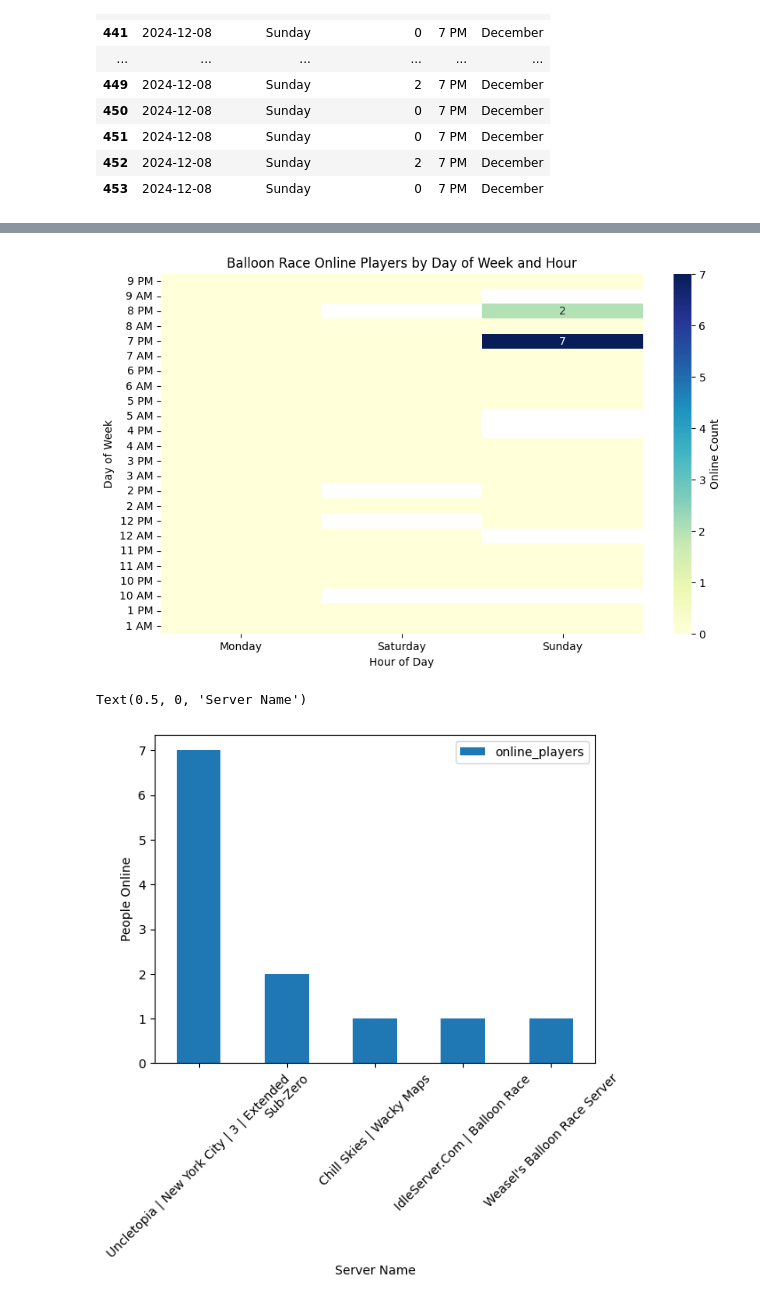
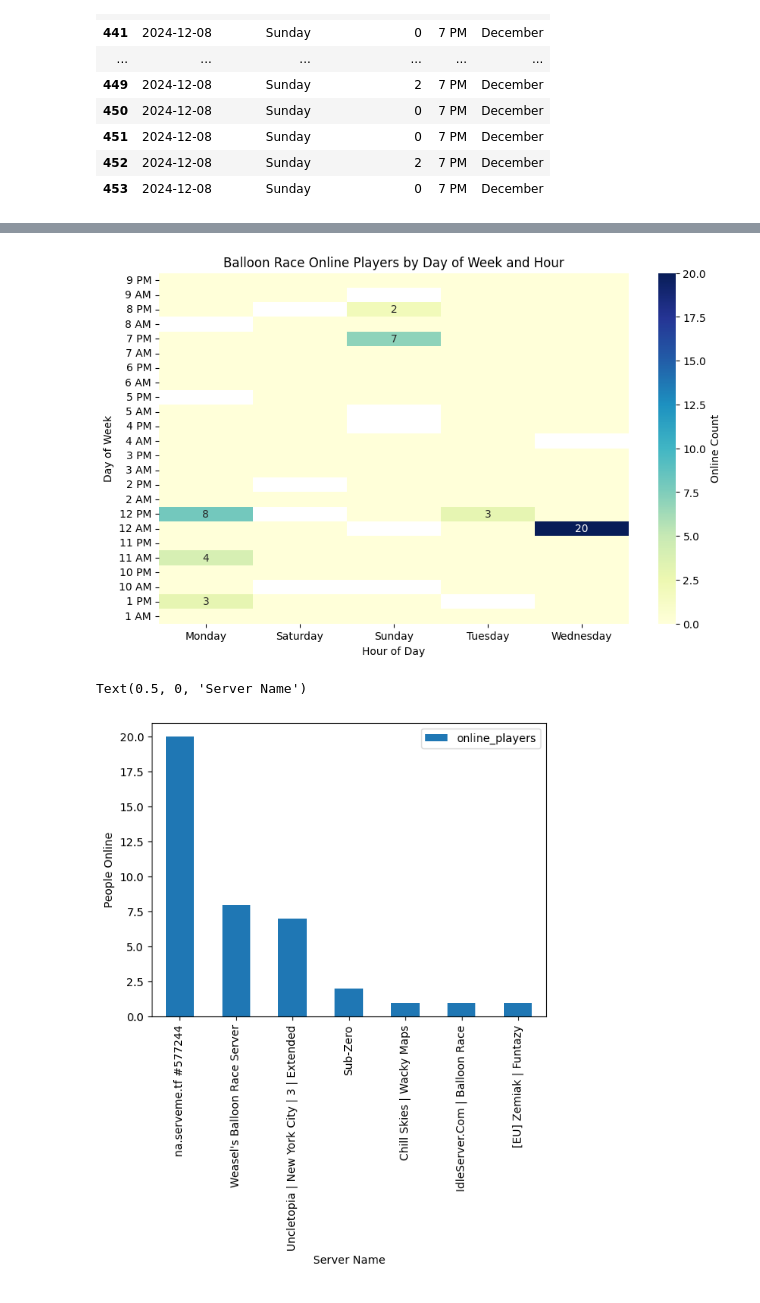
Before and after one commit to benbav/tf2_balloon_race_emailer, a Jupyter notebook: analysis.ipynb, the cells around one changed output, grey strips where cells are left out. Drawn from its saved outputs; the diff is of its cells as text; code cells hidden in the pictures.

```diff
--- a/analysis.ipynb
+++ b/analysis.ipynb
@@ -2,10 +2,9 @@
 # find out when people are on
 
 import matplotlib.pyplot as plt
-import matplotlib.pyplot as plt
 import seaborn as sns
+import pandas as pd
 import numpy as np
-import pandas as pd
 
 df = pd.read_csv('tf2_balloon_log.txt', header=None)
 
@@ -26,7 +25,7 @@ df['online_players'] = (df[0]
 
 df['server_name'] = df.query('online_players > 0')[0].str.extract(r'- INFO - ([^:]+) :').fillna(0)
 
-graph_df = df[['date', 'day_of_week', 'online_players', 'hour', 'month', 'server_name']]
+graph_df = df.iloc[:, 1:]
 
 day_of_week_avg = (
     graph_df.groupby('day_of_week')['online_players'].max() /
@@ -134,35 +133,35 @@ for text in plt.gca().texts:
 
 # Add labels and title
 plt.title('Balloon Race Online Players by Day of Week and Hour')
-plt.xlabel('Hour of Day')
-plt.ylabel('Day of Week')
+plt.ylabel('Hour of Day')
+plt.xlabel('Day of Week')
 
 # Show the plot
 plt.show()
 # %% [output]
-[figure, old version]
+[figure, new version]
 # %%
 # list top servers as well and what time and day people play on them
 
 # bar graph of top server names by player count
 
 plot = (
     graph_df.query('online_players > 0')
     .groupby(['server_name'])['online_players']
     .max()
     .sort_values(ascending=False).head(10)
     .reset_index()
     .head(10)
     .plot(
         x='server_name', y='online_players', kind='bar'
     )
 )
-plt.xticks(rotation=45)
+plt.xticks(rotation=90)
 plt.ylabel('People Online')
 plt.xlabel('Server Name')
 # %% [output]
 Text(0.5, 0, 'Server Name')
-[figure, old version]
+[figure, new version]
 # %%
 graph_df.query('online_players > 0').groupby(['server_name'])['online_players'].max().sort_values(ascending=False)#.head(10)
 # %% [output]
```
Also changed, not shown: parts of 5 cells of this notebook, 2 other files.
